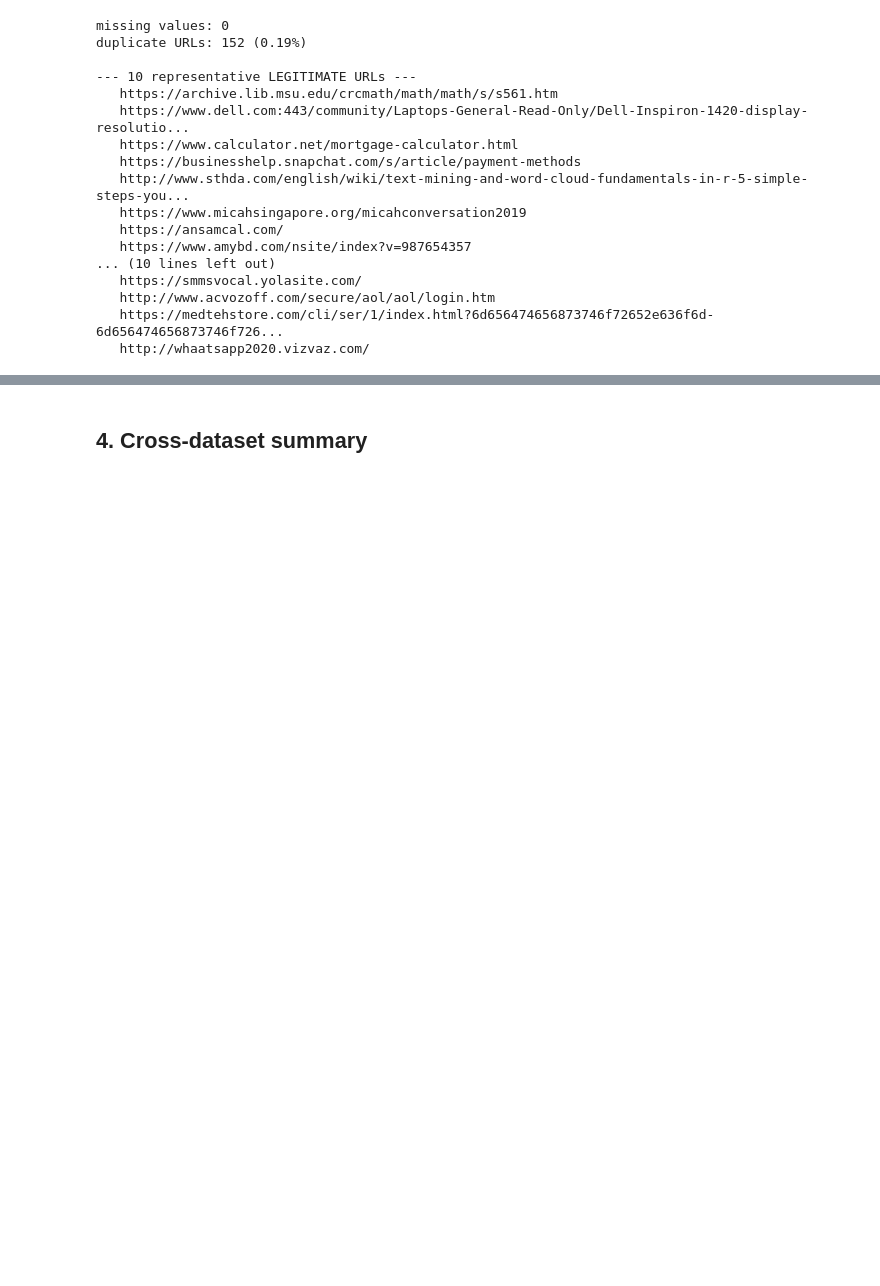
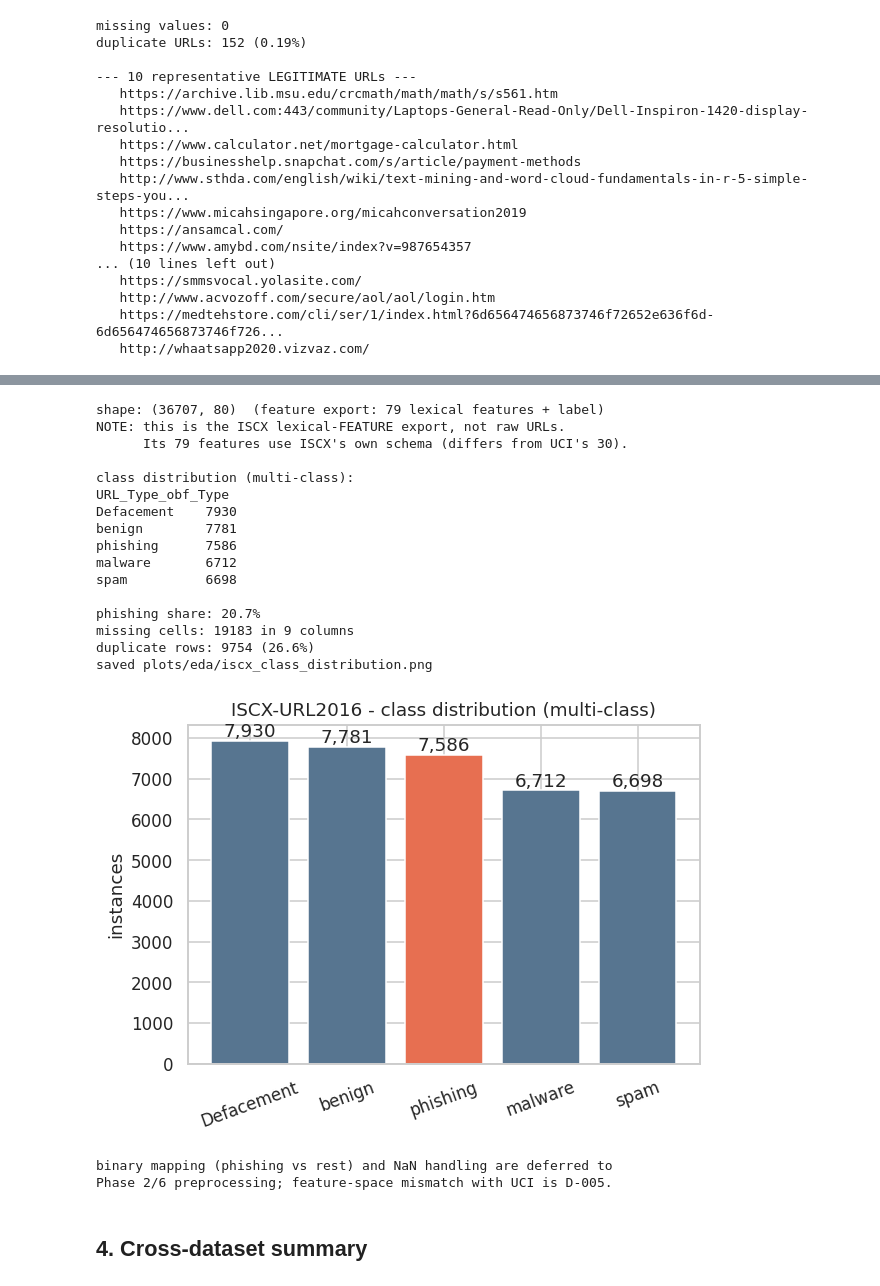
Before and after one commit to otaviotemoteo/phishing-detection-benchmark, a Jupyter notebook: notebooks/01_eda.ipynb, the cells around one changed output, grey strips where cells are left out. Cells and saved outputs as stored; diff of their text form; code cells hidden in the pictures; blank space fills up the shorter version.

Commit message:
experiment: profile ISCX-URL2016 in EDA notebook

```diff
--- a/notebooks/01_eda.ipynb
+++ b/notebooks/01_eda.ipynb
@@ -310,17 +302,0 @@ generalization test (Phase 6).
-# %%
-if is_available("iscx"):
-    iscx = load_raw("iscx")
-    print("shape:", iscx.shape)
-    print("columns:", list(iscx.columns))
-    # ISCX-URL2016 is multi-class (Benign/Defacement/malware/phishing/spam);
-    # surface a label-like column heuristically.
-    label_like = [c for c in iscx.columns
-                  if iscx[c].dtype == object and iscx[c].nunique() <= 10]
-    if label_like:
-        col = label_like[0]
-        print(f"class-like column '{col}':")
-        print(iscx[col].value_counts())
-    print("NOTE: binary mapping (phishing vs non-phishing) is a Phase 2 decision.")
-else:
-    print("ISCX-URL2016 not present — pending manual download.")
-    print("See scripts/download_datasets.sh for the registration-form steps.")
@@ -330,3 +310,61 @@ See scripts/download_datasets.sh for the registration-form steps.
+# %%
+if is_available("iscx"):
+    iscx = load_raw("iscx")
+    ISCX_LABEL = "URL_Type_obf_Type"
+    n = len(iscx)
+    print("shape:", iscx.shape, " (feature export: 79 lexical features + label)")
+    print("NOTE: this is the ISCX lexical-FEATURE export, not raw URLs.")
+    print("      Its 79 features use ISCX's own schema (differs from UCI's 30).")
+    assert ISCX_LABEL in iscx.columns
+    counts = iscx[ISCX_LABEL].value_counts()
+    print()
+    print("class distribution (multi-class):")
+    print(counts.to_string())
+    n_phish = int((iscx[ISCX_LABEL] == "phishing").sum())
+    print()
+    print(f"phishing share: {100 * n_phish / n:.1f}%")
+    print("missing cells:", int(iscx.isnull().sum().sum()),
+          "in", int((iscx.isnull().sum() > 0).sum()), "columns")
+    print("duplicate rows:", int(iscx.duplicated().sum()),
+          f"({100 * iscx.duplicated().mean():.1f}%)")
+
+    order = counts.sort_values(ascending=False)
+    colors = [PHISH_C if k == "phishing" else "#577590" for k in order.index]
+    fig, ax = plt.subplots(figsize=(6, 4))
+    ax.bar(order.index, order.values, color=colors)
+    ax.set_title("ISCX-URL2016 - class distribution (multi-class)")
+    ax.set_ylabel("instances")
+    ax.tick_params(axis="x", rotation=20)
+    for i, v in enumerate(order.values):
+        ax.text(i, v, f"{v:,}", ha="center", va="bottom")
+    save_fig(fig, "iscx_class_distribution")
+    plt.show()
+
+    print("binary mapping (phishing vs rest) and NaN handling are deferred to")
+    print("Phase 2/6 preprocessing; feature-space mismatch with UCI is D-005.")
+else:
+    print("ISCX-URL2016 not present - pending manual download.")
+    print("See scripts/download_datasets.sh for the registration-form steps.")
+# %% [output]
+shape: (36707, 80)  (feature export: 79 lexical features + label)
+NOTE: this is the ISCX lexical-FEATURE export, not raw URLs.
+      Its 79 features use ISCX's own schema (differs from UCI's 30).
+
+class distribution (multi-class):
+URL_Type_obf_Type
+Defacement    7930
+benign        7781
+phishing      7586
+malware       6712
+spam          6698
+
+phishing share: 20.7%
+missing cells: 19183 in 9 columns
+duplicate rows: 9754 (26.6%)
+saved plots/eda/iscx_class_distribution.png
+[figure, added]
+binary mapping (phishing vs rest) and NaN handling are deferred to
+Phase 2/6 preprocessing; feature-space mismatch with UCI is D-005.
 # %% [markdown]
 ## 4. Cross-dataset summary
 # %%
```
Also changed, not shown: parts of 5 cells of this notebook.
